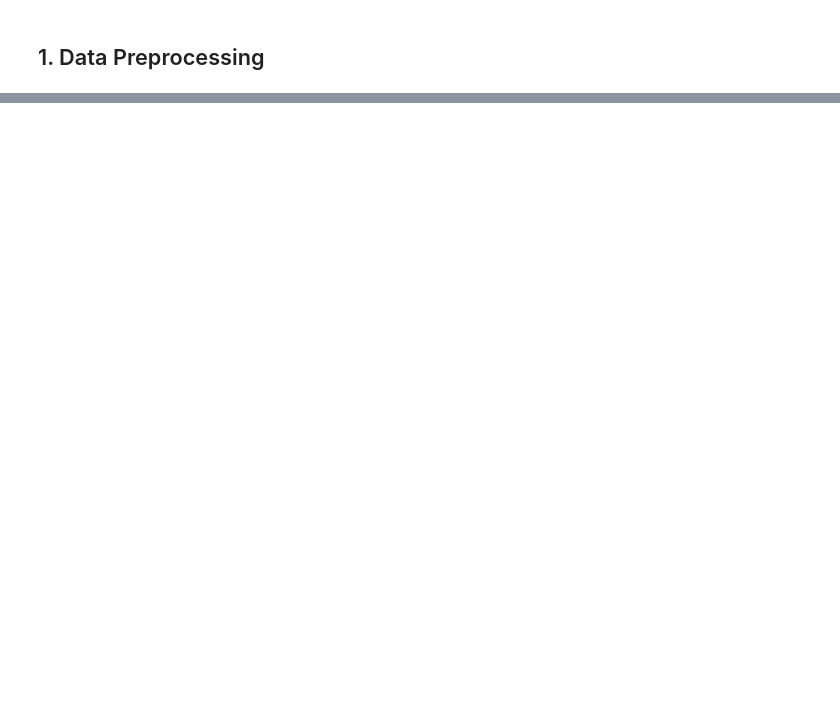
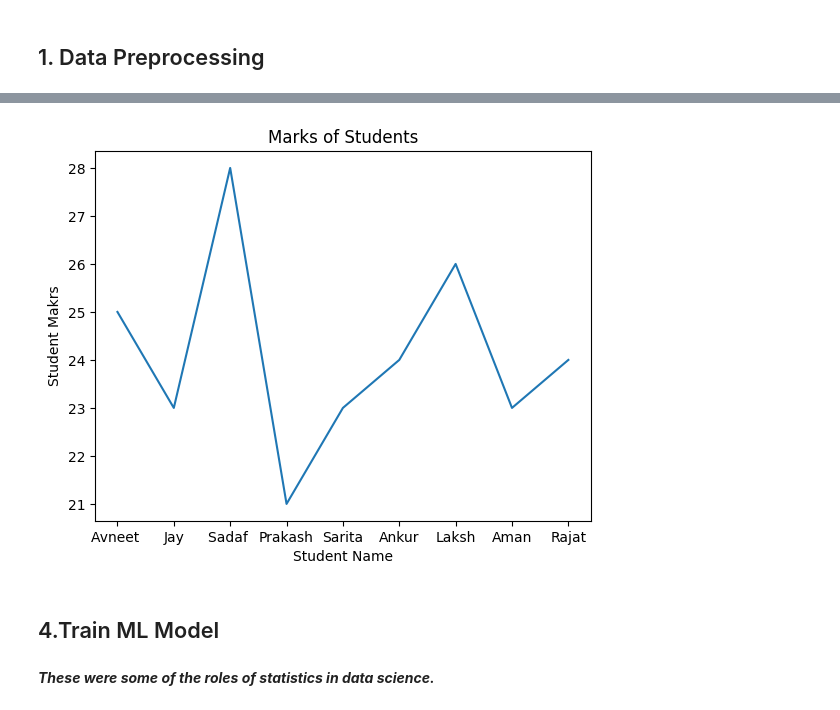
Before and after one commit to Garvitjoshi1/Complete-Machine-Learning-Data-Science-Program-GFG, a Jupyter notebook: Statistics/Intro.ipynb, the cells around one changed output, grey strips where cells are left out. Cells and saved outputs as stored; diff of their text form; code cells hidden in the pictures; blank space fills up the shorter version.

```diff
--- a/Statistics/Intro.ipynb
+++ b/Statistics/Intro.ipynb
@@ -16,0 +43,5 @@ data.head()
+# %%
+'''Remove index = 5 because its marks are 190 out of 30,
+i.e its wrong data. And we use axis = 1 for removing the row,
+and inplace is True to change real dataset.'''
+data.drop(index=5, axis = 1, inplace = True)
@@ -16,0 +91,12 @@ data.head()
+# %%
+plt.plot(data['Name'], data['Data Structure'])
+plt.title("Marks of Students")
+plt.xlabel("Student Name")
+plt.ylabel("Student Makrs")
+plt.show()
+# %% [output]
+[figure, added]
+# %% [markdown]
+## 4.Train ML Model
+# %% [markdown]
+***These were some of the roles of statistics in data science.***
```
Also changed, not shown: parts of 9 cells of this notebook, 6 other files.
